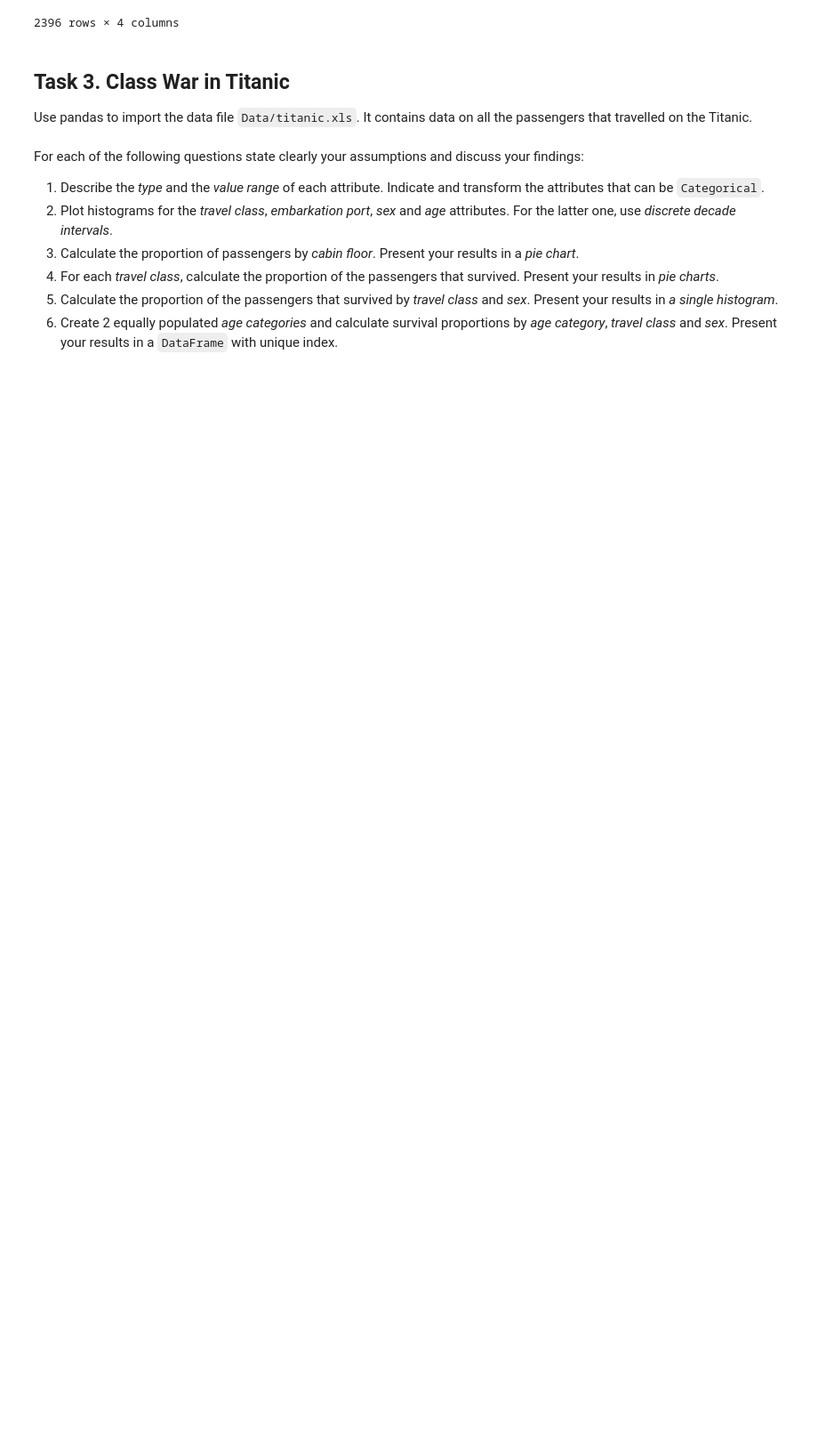
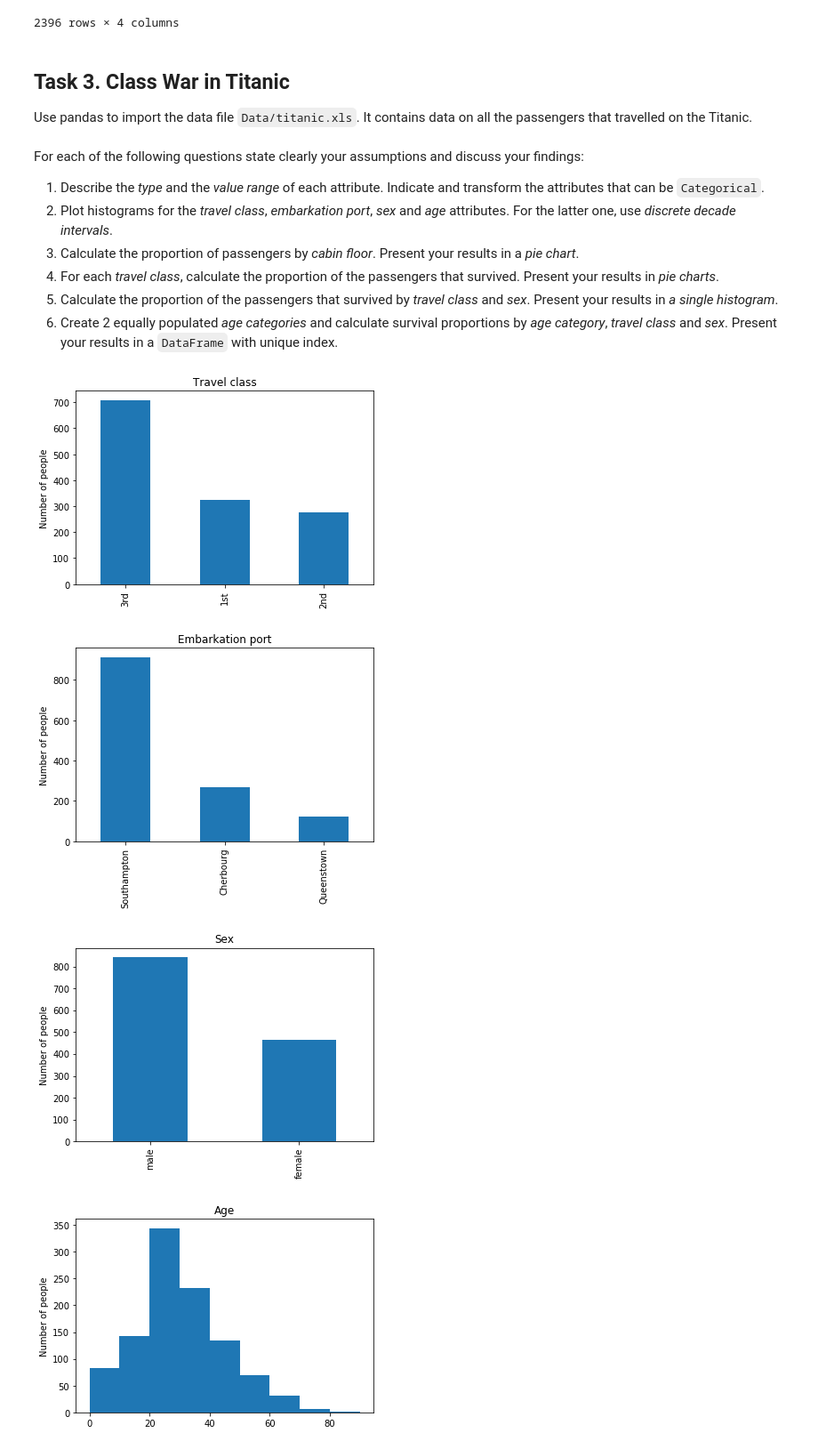
Before and after one commit to brunowicht/ada_project, a Jupyter notebook: 01 - Pandas and Data Wrangling/Homework 1.ipynb, the cells around one changed output. Shown at 89% size. Saved outputs shown, nothing was run; the diff lists cells and outputs as text; code cells hidden in the pictures; blank space fills up the shorter version.

```diff
--- a/01 - Pandas and Data Wrangling/Homework 1.ipynb
+++ b/01 - Pandas and Data Wrangling/Homework 1.ipynb
@@ -205,7 +202,8 @@ result_without_Barcode
 Use pandas to import the data file `Data/titanic.xls`. It contains data on all the passengers that travelled on the Titanic.
 # %%
 from IPython.core.display import HTML
-HTML(filename=DATA_FOLDER+'/titanic.html')
+titanic = HTML(filename=DATA_FOLDER+'/titanic.html')
+data = pd.read_excel(io=DATA_FOLDER+'/titanic.xls')
 # %% [markdown]
 For each of the following questions state clearly your assumptions and discuss your findings:
 1. Describe the *type* and the *value range* of each attribute. Indicate and transform the attributes that can be `Categorical`.
@@ -218,0 +215,41 @@ For each of the following questions state clearly your assumptions and discuss y
+# %%
+# 1 #
+
+# Convert relevent columns to Categorical
+data['pclass'] = data['pclass'].astype('category')
+data['survived'] = data['survived'].astype('category')
+data['sex'] = data['sex'].astype('category')
+data['cabin'] = data['cabin']
+data['embarked'] = data['embarked'].astype('category')
+data['boat'] = data['boat'].astype('category')
+# %%
+# 2 #
+
+# Travel class
+pclass_dict = {1: '1st', 2: '2nd', 3: '3rd'}
+pclass_plot = data['pclass'].map(pclass_dict).value_counts().plot(kind='bar', title='Travel class')
+pclass_plot.set_ylabel("Number of people")
+plt.show()
+
+# Embarkation port
+embarked_dict = {'S': 'Southampton', 'C': 'Cherbourg', 'Q': 'Queenstown'}
+#data['embarked'].fillna(lambda p: random.choice(data[data['embarked'] != np.nan]["embarked"]))
+embarked_plot = data['embarked'].map(embarked_dict).value_counts().plot(kind='bar', title='Embarkation port')
+embarked_plot.set_ylabel("Number of people")
+
+plt.show()
+
+# Sex
+sex_plot = data['sex'].value_counts().plot(kind='bar', title='Sex')
+sex_plot.set_ylabel("Number of people")
+plt.show()
+
+# Age
+age_plot = data['age'].plot(kind='hist', bins=[0, 10, 20, 30, 40, 50, 60, 70, 80, 90], title='Age')
+age_plot.set_ylabel("Number of people")
+plt.show()
+# %% [output]
+[figure, added]
+[figure, added]
+[figure, added]
+[figure, added]
```
Also changed, not shown: parts of 8 cells of this notebook.
